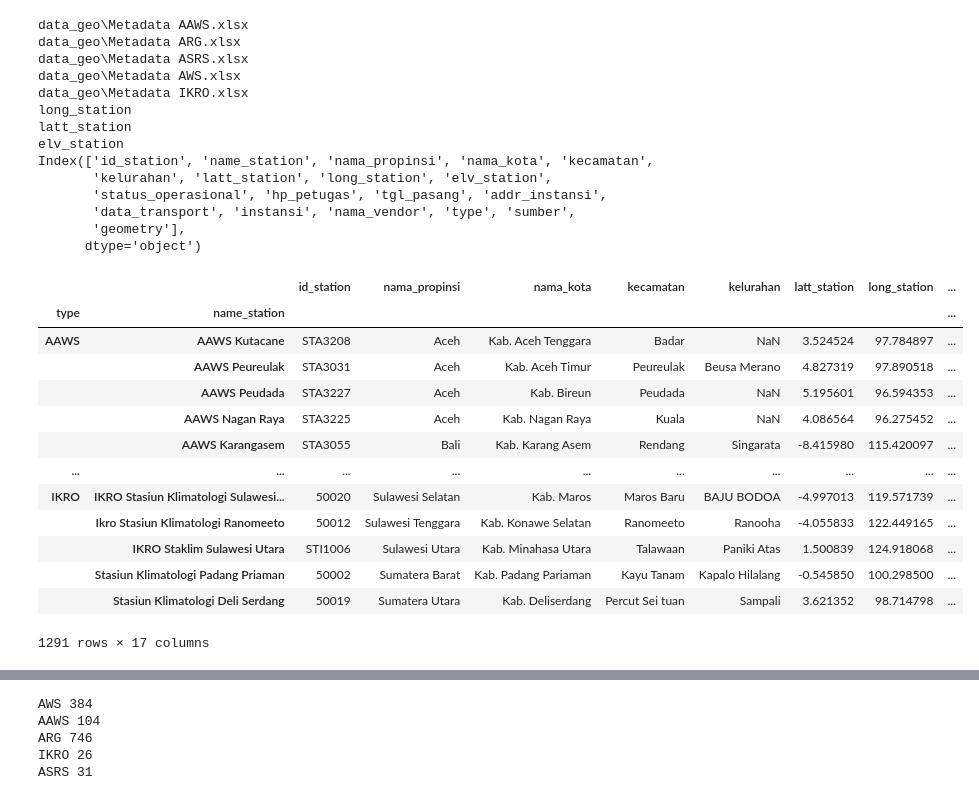
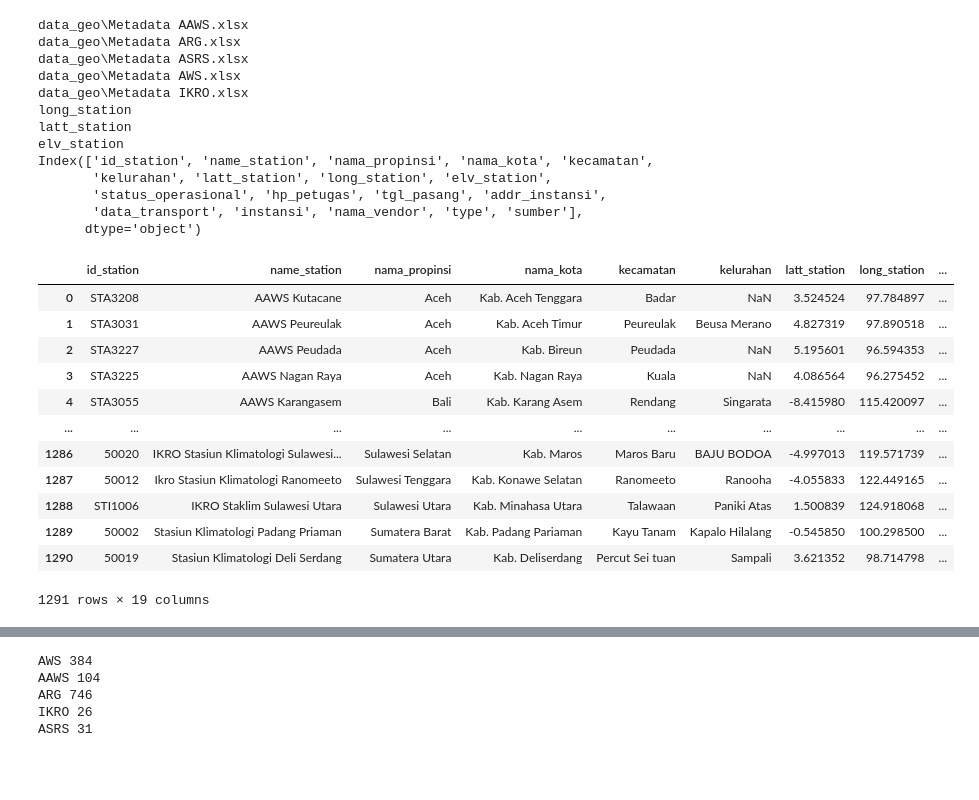
Before and after one commit to milomalas/manop_strmap, a Jupyter notebook: prototyping.ipynb, the cells around one changed output, grey strips where cells are left out. Saved outputs shown, nothing was run; the diff lists cells and outputs as text; code cells hidden in the pictures; blank space fills up the shorter version.

```diff
--- a/prototyping.ipynb
+++ b/prototyping.ipynb
@@ -25,58 +25,59 @@ for col in [f"{x}_station" for x in ["long","latt","elv"]]:
     print(col)
     df[col] = df[col].astype(np.float32)
 
+print(df.columns)
+df = df.sort_values(["type", "nama_propinsi", "nama_kota", "name_station"])
+df = df.reset_index(drop=True)
+# df = df.set_index(["type", "name_station"])
+
+df.to_json("data_geo/Metadata.json", orient="index", indent=4)
+df.to_parquet("data_geo/Metadata.parquet")
+
 # Add geometry column
 df = gpd.GeoDataFrame(
     df, geometry=gpd.points_from_xy(
         x= df["long_station"],
         y= df["latt_station"],
         # z= df["elv_station"],
         crs="EPSG:4326"
         )
     )
-print(df.columns)
-df = df.sort_values(["type", "nama_propinsi", "nama_kota", "name_station"]).set_index(["type", "name_station"])
-
-# Null elevation
-df_null_elv = df["elv_station"].isna()
 
 # Export
 df.to_file("data_geo/Metadata.geojson")
 df.to_file("data_geo/Metadata.gpkg")
 
 # for col in df.index.get_level_values(0).unique():
 #     df.loc[col].to_file(f"data_geo/Metadata_{col}.geojson")
 
 df
 # %% [output]
 data_geo\Metadata AAWS.xlsx
 data_geo\Metadata ARG.xlsx
 data_geo\Metadata ASRS.xlsx
 data_geo\Metadata AWS.xlsx
 data_geo\Metadata IKRO.xlsx
 long_station
 latt_station
 elv_station
 Index(['id_station', 'name_station', 'nama_propinsi', 'nama_kota', 'kecamatan',
        'kelurahan', 'latt_station', 'long_station', 'elv_station',
        'status_operasional', 'hp_petugas', 'tgl_pasang', 'addr_instansi',
-       'data_transport', 'instansi', 'nama_vendor', 'type', 'sumber',
-       'geometry'],
+       'data_transport', 'instansi', 'nama_vendor', 'type', 'sumber'],
       dtype='object')
-|  |  | id_station | nama_propinsi | nama_kota | kecamatan | kelurahan | latt_station | long_station | ... |
-| type | name_station |  |  |  |  |  |  |  | ... |
-| AAWS | AAWS Kutacane | STA3208 | Aceh | Kab. Aceh Tenggara | Badar | NaN | 3.524524 | 97.784897 | ... |
-|  | AAWS Peureulak | STA3031 | Aceh | Kab. Aceh Timur | Peureulak | Beusa Merano | 4.827319 | 97.890518 | ... |
-|  | AAWS Peudada | STA3227 | Aceh | Kab. Bireun | Peudada | NaN | 5.195601 | 96.594353 | ... |
-|  | AAWS Nagan Raya | STA3225 | Aceh | Kab. Nagan Raya | Kuala | NaN | 4.086564 | 96.275452 | ... |
-|  | AAWS Karangasem | STA3055 | Bali | Kab. Karang Asem | Rendang | Singarata | -8.415980 | 115.420097 | ... |
+|  | id_station | name_station | nama_propinsi | nama_kota | kecamatan | kelurahan | latt_station | long_station | ... |
+| 0 | STA3208 | AAWS Kutacane | Aceh | Kab. Aceh Tenggara | Badar | NaN | 3.524524 | 97.784897 | ... |
+| 1 | STA3031 | AAWS Peureulak | Aceh | Kab. Aceh Timur | Peureulak | Beusa Merano | 4.827319 | 97.890518 | ... |
+| 2 | STA3227 | AAWS Peudada | Aceh | Kab. Bireun | Peudada | NaN | 5.195601 | 96.594353 | ... |
+| 3 | STA3225 | AAWS Nagan Raya | Aceh | Kab. Nagan Raya | Kuala | NaN | 4.086564 | 96.275452 | ... |
+| 4 | STA3055 | AAWS Karangasem | Bali | Kab. Karang Asem | Rendang | Singarata | -8.415980 | 115.420097 | ... |
 | ... | ... | ... | ... | ... | ... | ... | ... | ... | ... |
-| IKRO | IKRO Stasiun Klimatologi Sulawesi... | 50020 | Sulawesi Selatan | Kab. Maros | Maros Baru | BAJU BODOA | -4.997013 | 119.571739 | ... |
-|  | Ikro Stasiun Klimatologi Ranomeeto | 50012 | Sulawesi Tenggara | Kab. Konawe Selatan | Ranomeeto | Ranooha | -4.055833 | 122.449165 | ... |
-|  | IKRO Staklim Sulawesi Utara | STI1006 | Sulawesi Utara | Kab. Minahasa Utara | Talawaan | Paniki Atas | 1.500839 | 124.918068 | ... |
-|  | Stasiun Klimatologi Padang Priaman | 50002 | Sumatera Barat | Kab. Padang Pariaman | Kayu Tanam | Kapalo Hilalang | -0.545850 | 100.298500 | ... |
-|  | Stasiun Klimatologi Deli Serdang | 50019 | Sumatera Utara | Kab. Deliserdang | Percut Sei tuan | Sampali | 3.621352 | 98.714798 | ... |
+| 1286 | 50020 | IKRO Stasiun Klimatologi Sulawesi... | Sulawesi Selatan | Kab. Maros | Maros Baru | BAJU BODOA | -4.997013 | 119.571739 | ... |
+| 1287 | 50012 | Ikro Stasiun Klimatologi Ranomeeto | Sulawesi Tenggara | Kab. Konawe Selatan | Ranomeeto | Ranooha | -4.055833 | 122.449165 | ... |
+| 1288 | STI1006 | IKRO Staklim Sulawesi Utara | Sulawesi Utara | Kab. Minahasa Utara | Talawaan | Paniki Atas | 1.500839 | 124.918068 | ... |
+| 1289 | 50002 | Stasiun Klimatologi Padang Priaman | Sumatera Barat | Kab. Padang Pariaman | Kayu Tanam | Kapalo Hilalang | -0.545850 | 100.298500 | ... |
+| 1290 | 50019 | Stasiun Klimatologi Deli Serdang | Sumatera Utara | Kab. Deliserdang | Percut Sei tuan | Sampali | 3.621352 | 98.714798 | ... |
-1291 rows × 17 columns
+1291 rows × 19 columns
 # %%
 gdf_test = gpd.read_file("data_geo/Metadata.gpkg")
 gdf_test["nama_propinsi"].unique()
```
Also changed, not shown: parts of 2 cells of this notebook, 8 other files.
